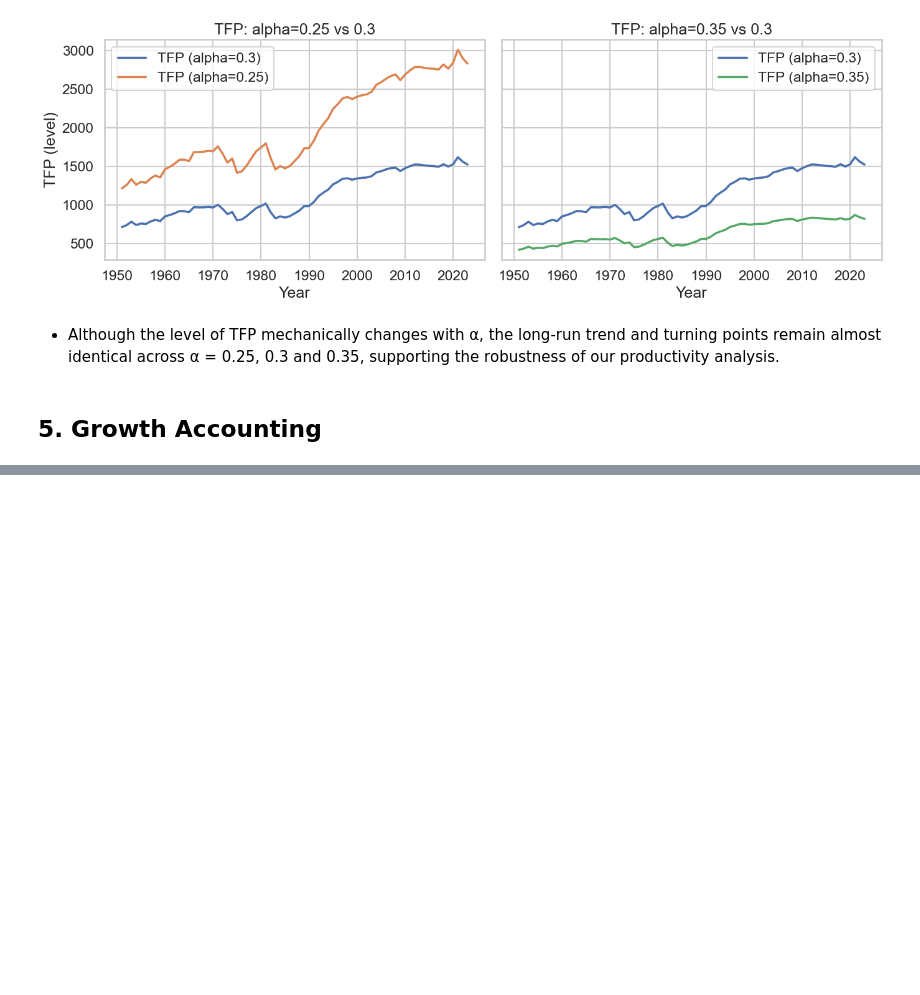
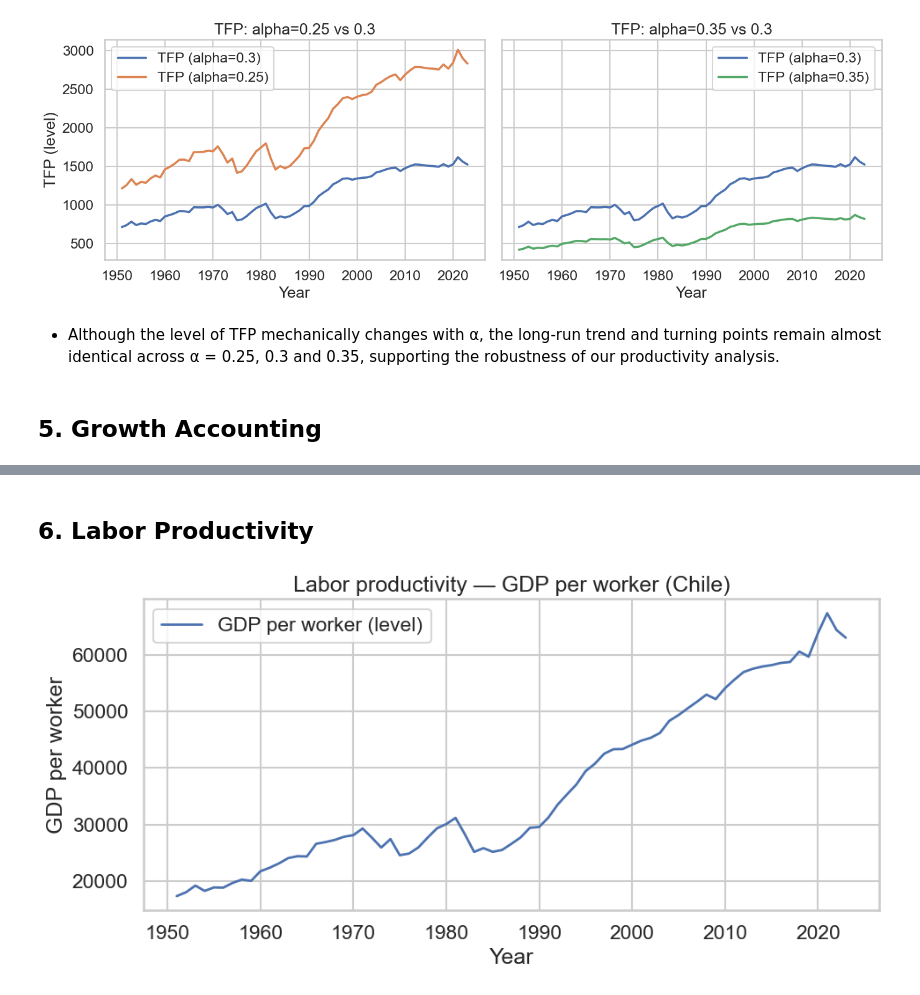
Before and after one commit to IcarusBai/EC2B1_Coursework, a Jupyter notebook: EC2B1_Coursework_Program.ipynb, the cells around one changed output, grey strips where cells are left out. Drawn from its saved outputs; the diff is of its cells as text; code cells hidden in the pictures; blank space fills up the shorter version.

Commit message:
:feat(Program): Completed growth accounting and labor productivity part

```diff
--- a/EC2B1_Coursework_Program.ipynb
+++ b/EC2B1_Coursework_Program.ipynb
@@ -314,0 +338,33 @@ plt.show()
+# %%
+# Perform growth accounting for each period
+results = []
+data_Chile = data_Chile.set_index("year")
+
+for (s, e) in periods:
+    res = growth_accounting(data_Chile, s, e, alpha)
+    res["Period"] = f"{s}-{e}"
+    results.append(res)
+
+ga_table = pd.DataFrame(results)
+ga_table = pd.DataFrame(results).set_index("Period")
+# %% [markdown]
+## 6. Labor Productivity
+# %%
+# Calculate labor productivity as GDP per worker
+data_Chile['labour_prod'] = data_Chile['rgdpna'] / data_Chile['emp']
+data_Chile['ln_labour_prod'] = np.log(data_Chile['labour_prod'])
+
+data_Chile = data_Chile.reset_index()
+# %%
+# Plot labor productivity over time
+fig, ax = plt.subplots(figsize=(10, 5))
+ax.plot(years, data_Chile['labour_prod'], label='GDP per worker (level)', linewidth=2)
+ax.set_xlabel('Year')
+ax.set_ylabel('GDP per worker')
+ax.set_title('Labor productivity — GDP per worker (Chile)')
+ax.legend()
+ax.grid(True)
+plt.tight_layout()
+plt.show()
+# %% [output]
+[figure, added]
```
Also changed, not shown: parts of 3 cells of this notebook.
